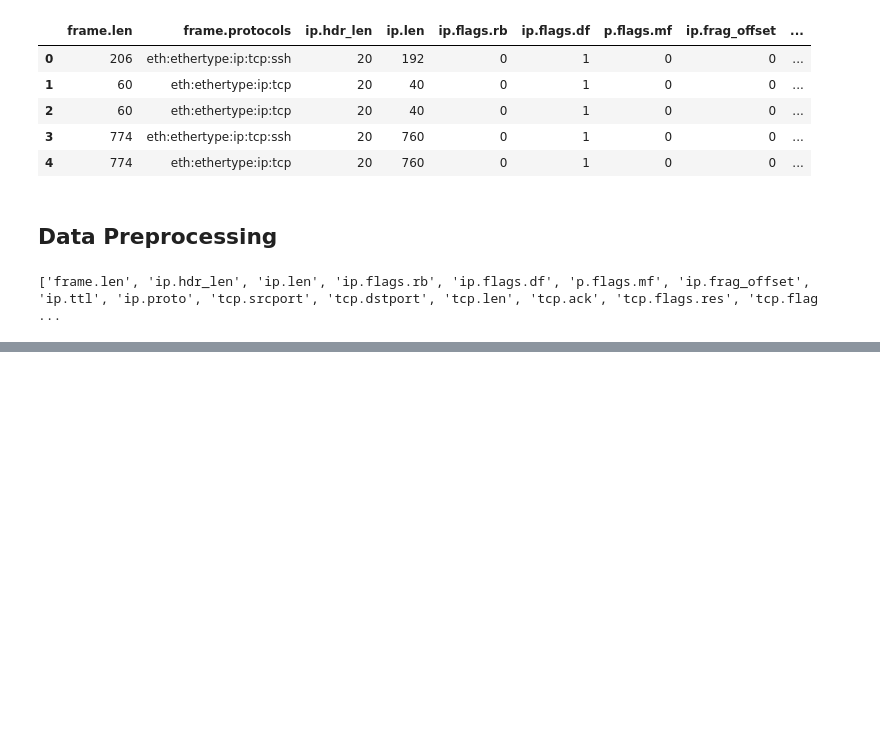
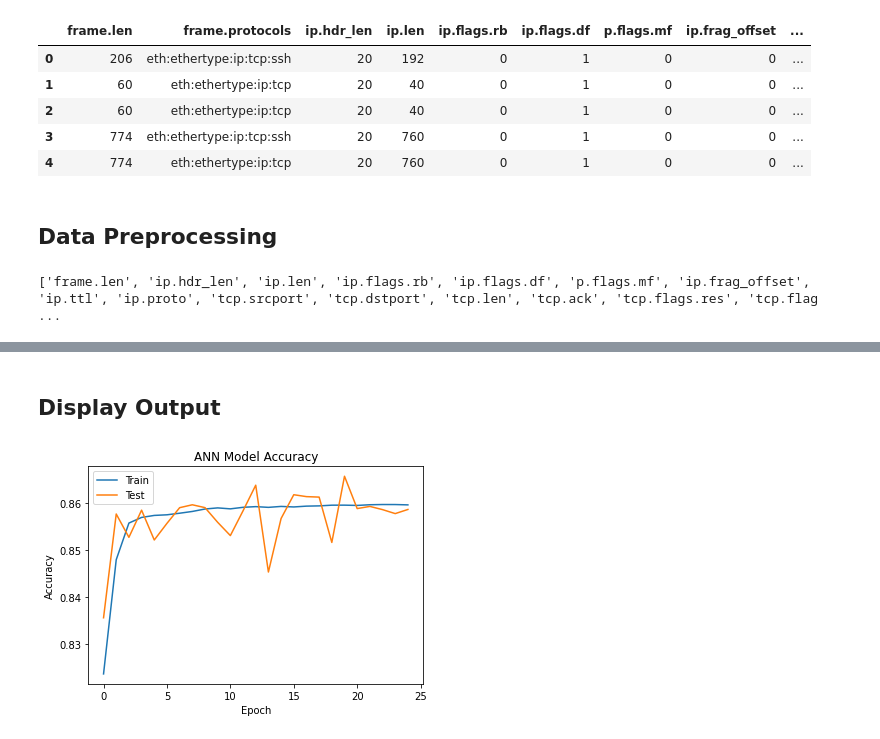
Before and after one commit to alr0cks/ddos-prediction-dnn, a Jupyter notebook: DDos_Prediction.ipynb, the cells around one changed output, grey strips where cells are left out. Saved outputs shown, nothing was run; the diff lists cells and outputs as text; code cells hidden in the pictures; blank space fills up the shorter version.

Commit message:
Created NeuralNet and Trained Data

```diff
--- a/DDos_Prediction.ipynb
+++ b/DDos_Prediction.ipynb
@@ -93,7 +107,5 @@ X = scalar.transform(X)
-# %%
-#Replace attack and normal with 0 and 1 respectively
-for i in range(0,len(Y)):
-  if Y[i] =="attack":
-    Y[i]=0
-  else:
-    Y[i]=1
+# %%
+# Transform Categorical values with Label Encoder
+labelencoder = LabelEncoder()
+Y = labelencoder.fit_transform(Y)
+print(Y)
@@ -109,3 +130,5 @@ def create_baseline():
     # Compile model. We use the the logarithmic loss function, and the Adam gradient optimizer.
     model.compile(loss='binary_crossentropy', optimizer='adam', metrics=['accuracy'])
     return model
+
+model = create_baseline()
@@ -111,0 +137,2 @@ def create_baseline():
+# %%
+Learn = model.fit(X_train, Y_train, validation_split = 0.2, epochs = 25)
@@ -111,0 +157,13 @@ def create_baseline():
+# %% [markdown]
+## Display Output
+# %%
+# Training and Validation Accuracy Values
+plt.plot(Learn.history['accuracy'])
+plt.plot(Learn.history['val_accuracy'])
+plt.title('ANN Model Accuracy')
+plt.ylabel('Accuracy')
+plt.xlabel('Epoch')
+plt.legend(['Train', 'Test'], loc='upper left')
+plt.show()
+# %% [output]
+[figure, added]
```
Also changed, not shown: parts of 15 cells of this notebook.
